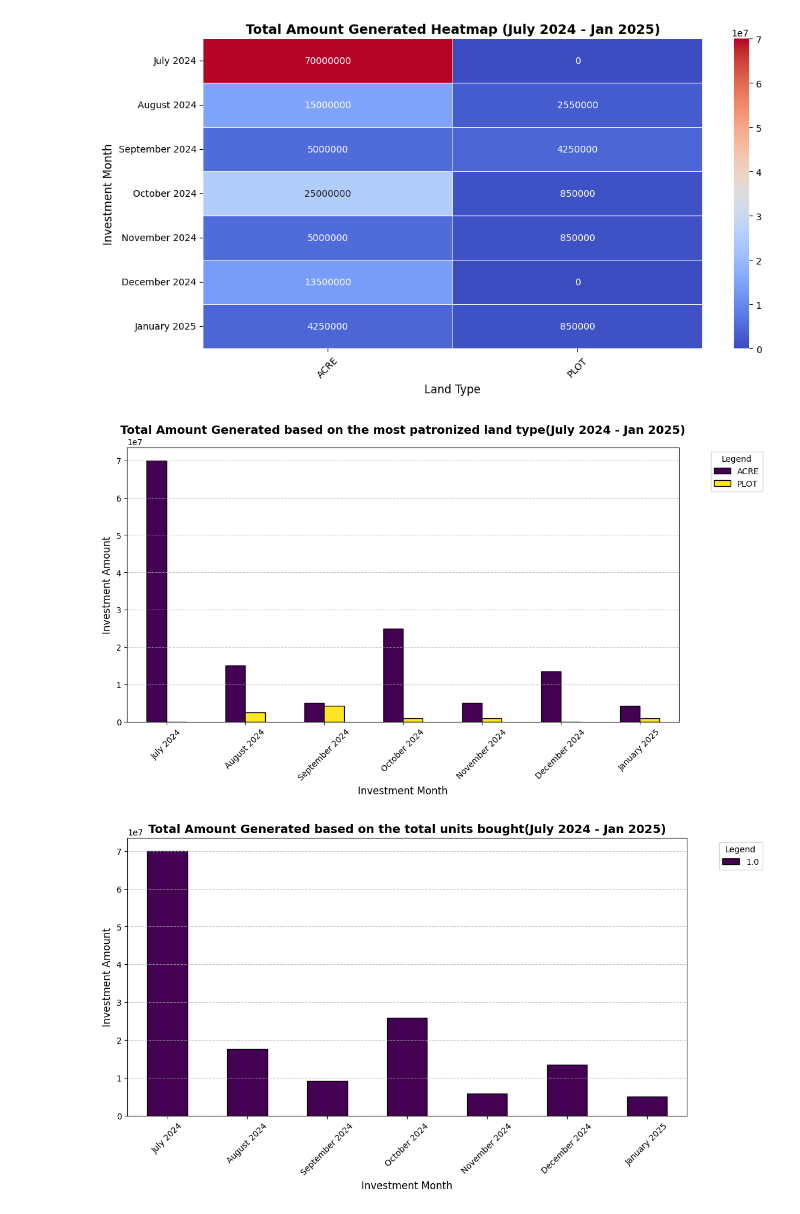
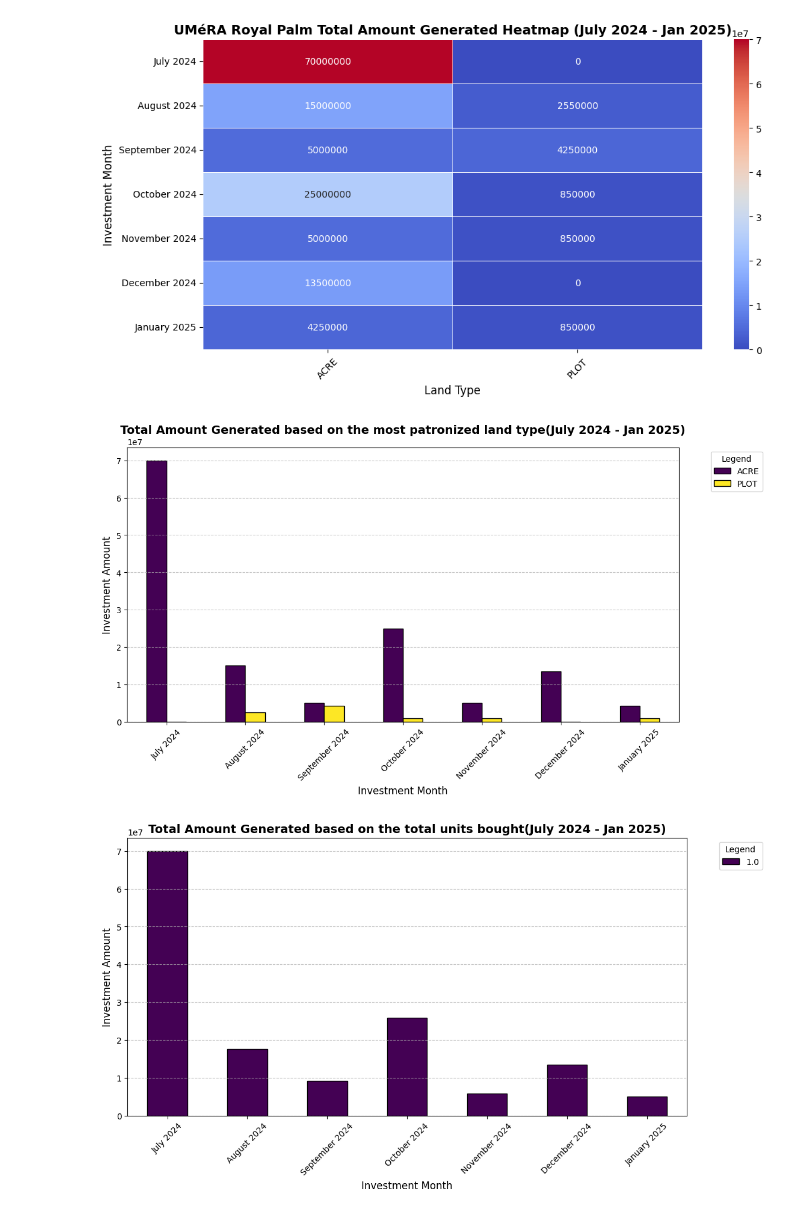
Before and after one commit to prodigy234/UMeRA_Royal_Palm_Data_Analytics_July_2024_to_January_2025, a Jupyter notebook: analysis2.ipynb, the cells around one changed output. Saved outputs shown, nothing was run; the diff lists cells and outputs as text; code cells hidden in the pictures.

```diff
--- a/analysis2.ipynb
+++ b/analysis2.ipynb
@@ -56,7 +56,7 @@ def plot_heatmap(df):
     heatmap_data = heatmap_data.reindex(date_order)
     plt.figure(figsize=(12, 6))
     sns.heatmap(heatmap_data, cmap="coolwarm", annot=True, fmt=".0f", linewidths=0.5)
-    plt.title("Total Amount Generated Heatmap (July 2024 - Jan 2025)", fontsize=14, fontweight="bold")
+    plt.title("UMéRA Royal Palm Total Amount Generated Heatmap (July 2024 - Jan 2025)", fontsize=14, fontweight="bold")
     plt.xlabel("Land Type", fontsize=12)
     plt.ylabel("Investment Month", fontsize=12)
     plt.xticks(rotation=45)
@@ -83,34 +83,34 @@ def plot_pie_chart(data, title):
 # Function to plot monthly investment barplot
 def plot_monthly_investment(df):
     plt.figure(figsize=(12, 6))
     sns.countplot(data=df, x="month_year", palette="coolwarm", order=date_order, hue="month_year", legend=False)
     plt.title("Monthly Sales Investment Bar Chart Visualization", fontsize=14, fontweight="bold")
     plt.xlabel("Investment Month", fontsize=12)
     plt.ylabel("Number of Investments", fontsize=12)
     plt.xticks(rotation=45)
     plt.grid(axis="y", linestyle="--", alpha=0.7)
     plt.show()
 
 # Line Chart - Investment Trend Over Time
 def plot_trend_line(df):
     trend_data = df.groupby("month_year").size().reindex(date_order, fill_value=0)
     plt.figure(figsize=(12, 6))
     plt.plot(trend_data.index, trend_data.values, marker="o", linestyle="-", color="b")
     plt.title("Investment Trend from July 2024 to January 2025", fontsize=14, fontweight="bold")
     plt.xlabel("Investment Month", fontsize=12)
     plt.ylabel("Number of Investments", fontsize=12)
     plt.grid(True, linestyle="--", alpha=0.7)
     plt.xticks(rotation=45)
     plt.show()
 
 # Plot all visualizations
 plot_heatmap(filtered_df)
 plot_bar_chart(land_group, "Total Amount Generated based on the most patronized land type(July 2024 - Jan 2025)", "Investment Month", "Investment Amount")
 plot_bar_chart(unit_group, "Total Amount Generated based on the total units bought(July 2024 - Jan 2025)", "Investment Month", "Investment Amount")
 plot_monthly_investment(filtered_df)
 plot_trend_line(filtered_df)
 # %% [output]
-[figure, old version]
+[figure, new version]
 [figure]
 [figure]
 [figure]
```
Also changed, not shown: 15 other files.
